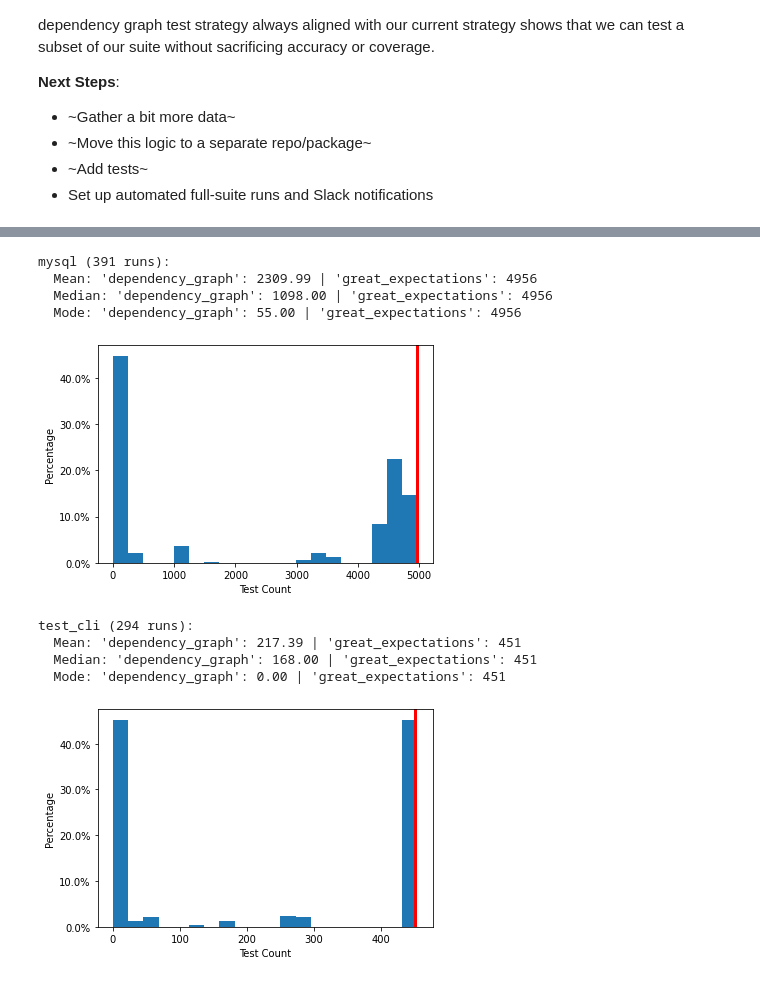
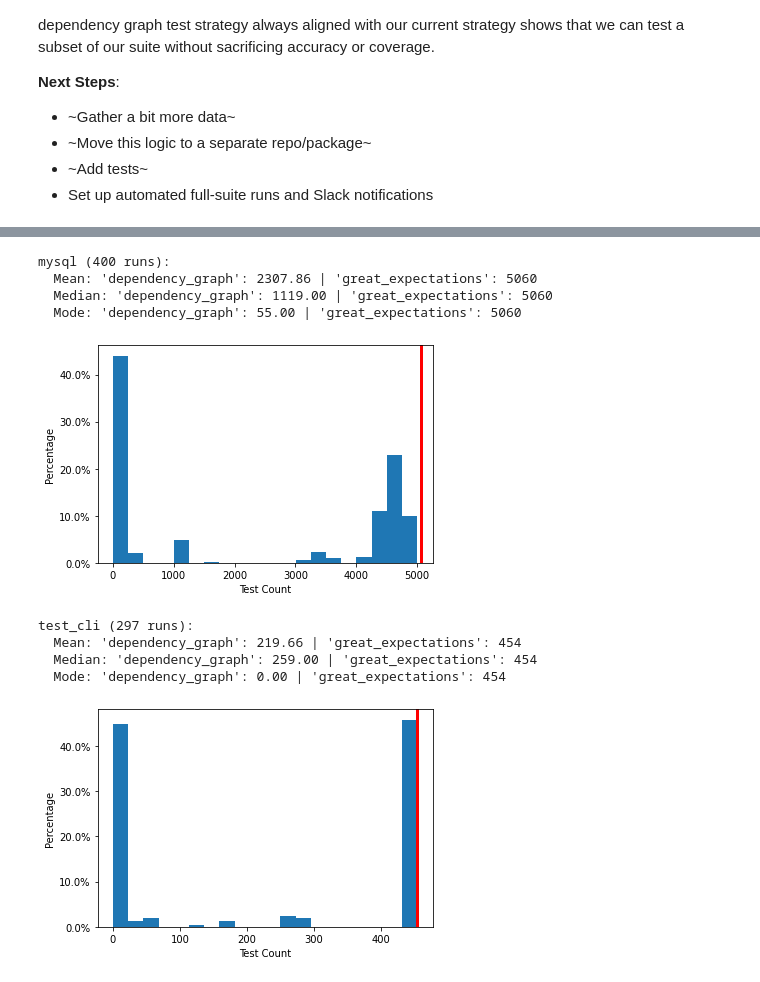
Before and after one commit to greatexpectationslabs/dgtest, a Jupyter notebook: analysis/analysis.ipynb, the cells around one changed output, grey strips where cells are left out. Saved outputs shown, nothing was run; the diff lists cells and outputs as text; code cells hidden in the pictures.

```diff
--- a/analysis/analysis.ipynb
+++ b/analysis/analysis.ipynb
@@ -102,21 +102,21 @@ comprehensive Python38 (391 runs):
 # %%
 # 3c. Results - mysql (mssql is identical so we only count one to be efficient)
 
-determine_stats_for_pipeline_stage('mysql', 4956)
+determine_stats_for_pipeline_stage('mysql', 5060)
 # %% [output]
-mysql (391 runs):
-  Mean: 'dependency_graph': 2309.99 | 'great_expectations': 4956
-  Median: 'dependency_graph': 1098.00 | 'great_expectations': 4956
-  Mode: 'dependency_graph': 55.00 | 'great_expectations': 4956
+mysql (400 runs):
+  Mean: 'dependency_graph': 2307.86 | 'great_expectations': 5060
+  Median: 'dependency_graph': 1119.00 | 'great_expectations': 5060
+  Mode: 'dependency_graph': 55.00 | 'great_expectations': 5060
-[figure, old version]
+[figure, new version]
 # %%
 # 3d. Results - test_cli
 
 # We only count instances where this stage is active (hence the reduced number of runs)
-determine_stats_for_pipeline_stage('test_cli', 451)
+determine_stats_for_pipeline_stage('test_cli', 454)
 # %% [output]
-test_cli (294 runs):
-  Mean: 'dependency_graph': 217.39 | 'great_expectations': 451
-  Median: 'dependency_graph': 168.00 | 'great_expectations': 451
-  Mode: 'dependency_graph': 0.00 | 'great_expectations': 451
+test_cli (297 runs):
+  Mean: 'dependency_graph': 219.66 | 'great_expectations': 454
+  Median: 'dependency_graph': 259.00 | 'great_expectations': 454
+  Mode: 'dependency_graph': 0.00 | 'great_expectations': 454
-[figure, old version]
+[figure, new version]
```
Also changed, not shown: parts of 2 cells of this notebook, 2 other files.
